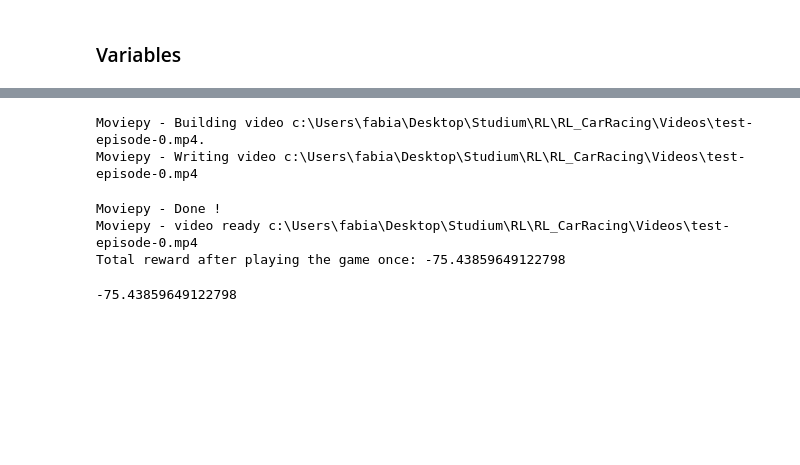
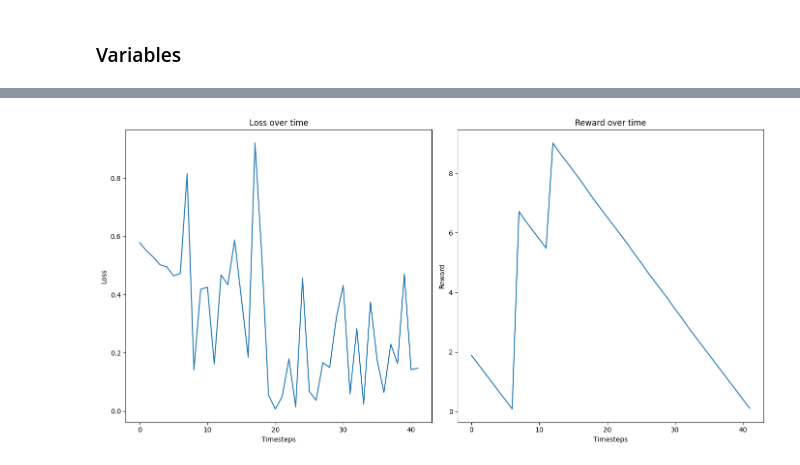
Before and after one commit to FabianBnvc/RL_CarRacing, a Jupyter notebook: Training/train.ipynb, the cells around one changed output, grey strips where cells are left out. Saved outputs shown, nothing was run; the diff lists cells and outputs as text; code cells hidden in the pictures; blank space fills up the shorter version.

Commit message:
included reward and loss plots + new target update

```diff
--- a/Training/train.ipynb
+++ b/Training/train.ipynb
@@ -105,3 +125,25 @@ env.close()
+# %%
+loss_df = pd.read_csv('loss.csv')
+reward_df = pd.read_csv('reward.csv')
+
+fig, axs = plt.subplots(1, 2, figsize=(14, 7))
+
+# Plot 1
+axs[0].plot(range(len(loss_df['episode'])), loss_df['loss'], label='Loss')
+axs[0].set_xlabel('Timesteps')
+axs[0].set_ylabel('Loss')
+axs[0].set_title('Loss over time')
+
+# Plot 2
+axs[1].plot(range(len(reward_df['episode'])), reward_df['reward'], label='Reward')
+axs[1].set_xlabel('Timesteps')
+axs[1].set_ylabel('Reward')
+axs[1].set_title('Reward over time')
+
+plt.tight_layout()
+plt.show()
+# %% [output]
+[figure, added]
 # %%
 def testing(env, agent, seed=77):
     state, info = env.reset(seed=seed)
@@ -138,12 +180,3 @@ def testing(env, agent, seed=77):
     print(f"Total reward after playing the game once: {total_reward}")
     env.close()
     return total_reward
-# %%
-testing(env, agent)
-# %% [output]
-Moviepy - Building video c:\Users\fabia\Desktop\Studium\RL\RL_CarRacing\Videos\test-episode-0.mp4.
-Moviepy - Writing video c:\Users\fabia\Desktop\Studium\RL\RL_CarRacing\Videos\test-episode-0.mp4
-Moviepy - Done !
-Moviepy - video ready c:\Users\fabia\Desktop\Studium\RL\RL_CarRacing\Videos\test-episode-0.mp4
-Total reward after playing the game once: -75.43859649122798
--75.43859649122798
```
Also changed, not shown: parts of 8 cells of this notebook, 7 other files.
